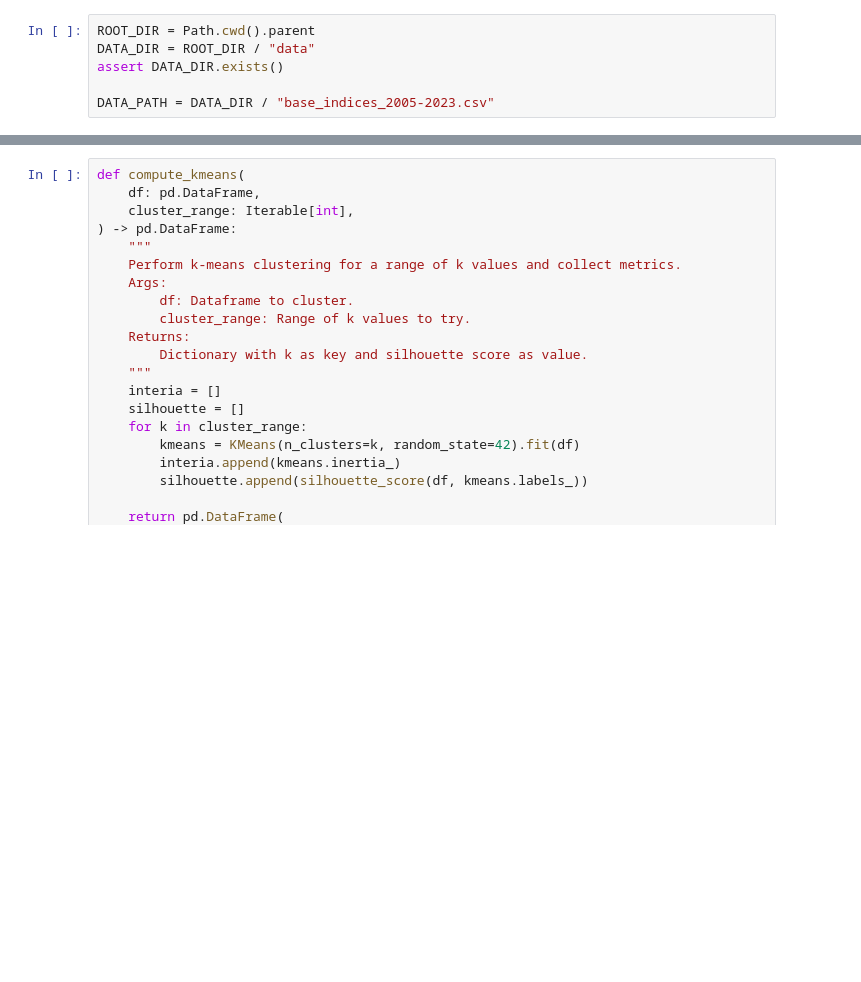
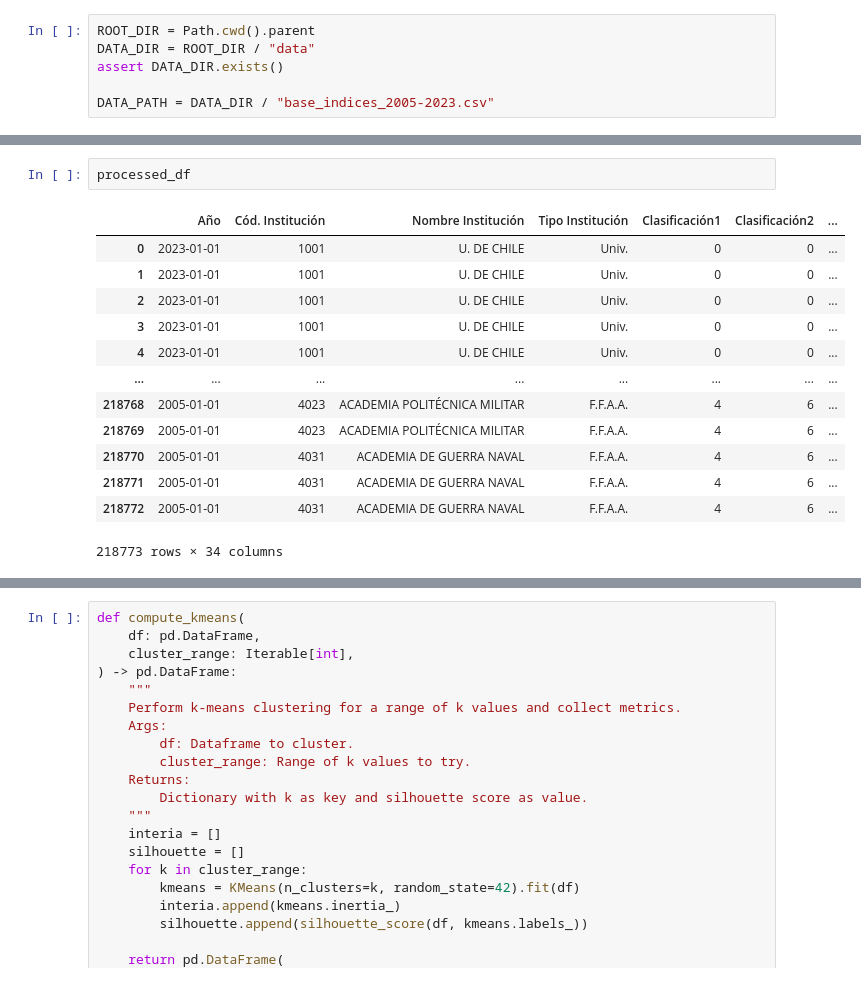
Before and after one commit to pabloskewes/proyecto-mineria-de-datos, a Jupyter notebook: hito3/exploracion.ipynb, the cells around one changed output, grey strips where cells are left out. Saved outputs shown, nothing was run; the diff lists cells and outputs as text; blank space fills up the shorter version.

```diff
--- a/hito3/exploracion.ipynb
+++ b/hito3/exploracion.ipynb
@@ -115,0 +208,16 @@ df = df.rename(columns={"Pregrado/Posgrado": "Pregrado o Posgrado"})
+# %%
+processed_df
+# %% [output]
+|  | Año | Cód. Institución | Nombre Institución | Tipo Institución | Clasificación1 | Clasificación2 | ... |
+| 0 | 2023-01-01 | 1001 | U. DE CHILE | Univ. | 0 | 0 | ... |
+| 1 | 2023-01-01 | 1001 | U. DE CHILE | Univ. | 0 | 0 | ... |
+| 2 | 2023-01-01 | 1001 | U. DE CHILE | Univ. | 0 | 0 | ... |
+| 3 | 2023-01-01 | 1001 | U. DE CHILE | Univ. | 0 | 0 | ... |
+| 4 | 2023-01-01 | 1001 | U. DE CHILE | Univ. | 0 | 0 | ... |
+| ... | ... | ... | ... | ... | ... | ... | ... |
+| 218768 | 2005-01-01 | 4023 | ACADEMIA POLITÉCNICA MILITAR | F.F.A.A. | 4 | 6 | ... |
+| 218769 | 2005-01-01 | 4023 | ACADEMIA POLITÉCNICA MILITAR | F.F.A.A. | 4 | 6 | ... |
+| 218770 | 2005-01-01 | 4031 | ACADEMIA DE GUERRA NAVAL | F.F.A.A. | 4 | 6 | ... |
+| 218771 | 2005-01-01 | 4031 | ACADEMIA DE GUERRA NAVAL | F.F.A.A. | 4 | 6 | ... |
+| 218772 | 2005-01-01 | 4031 | ACADEMIA DE GUERRA NAVAL | F.F.A.A. | 4 | 6 | ... |
+218773 rows × 34 columns
```
Also changed, not shown: parts of 25 cells of this notebook, 3 other files.
